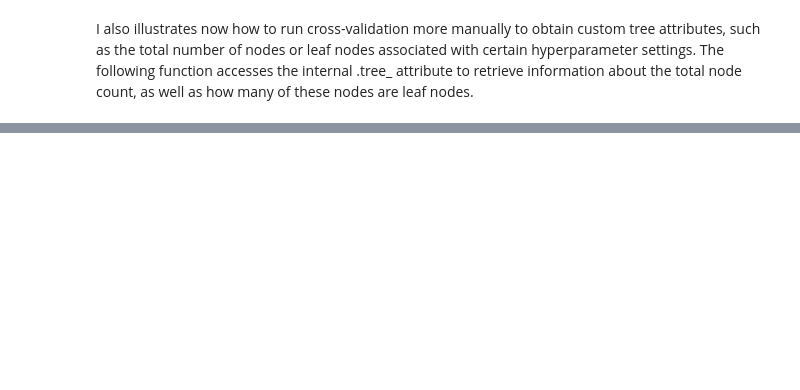
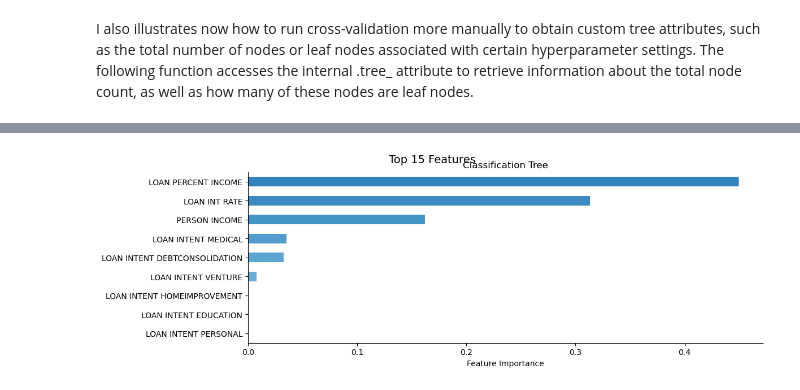
Before and after one commit to georgesmyr/CreditRisk, a Jupyter notebook: ClassificationTrees.ipynb, the cells around one changed output, grey strips where cells are left out. Cells and saved outputs as stored; diff of their text form; code cells hidden in the pictures; blank space fills up the shorter version.

```diff
--- a/ClassificationTrees.ipynb
+++ b/ClassificationTrees.ipynb
@@ -221,0 +209,17 @@ y = {"c": 3, "d": 4}
+# %%
+top_n = 15
+labels = ld.features.columns.str.replace('_', ' ').str.upper()
+fi_clf = (pd.Series(grid_search.best_estimator_.feature_importances_,
+                    index=labels).sort_values(ascending=False).iloc[:top_n])
+# %%
+fig, axes= plt.subplots(ncols=1, figsize=(12,4), sharex=True)
+color = cm.Blues(np.linspace(.4,.9, top_n))
+fi_clf.sort_values().plot.barh(ax=axes, title='Classification Tree', color=color)
+axes.set_xlabel('Feature Importance')
+axes.set_xlabel('Feature Importance')
+fig.suptitle(f'Top {top_n} Features', fontsize=14)
+sns.despine()
+fig.tight_layout()
+fig.subplots_adjust(top=.9)
+# %% [output]
+[figure, added]
```
Also changed, not shown: parts of 25 cells of this notebook.
